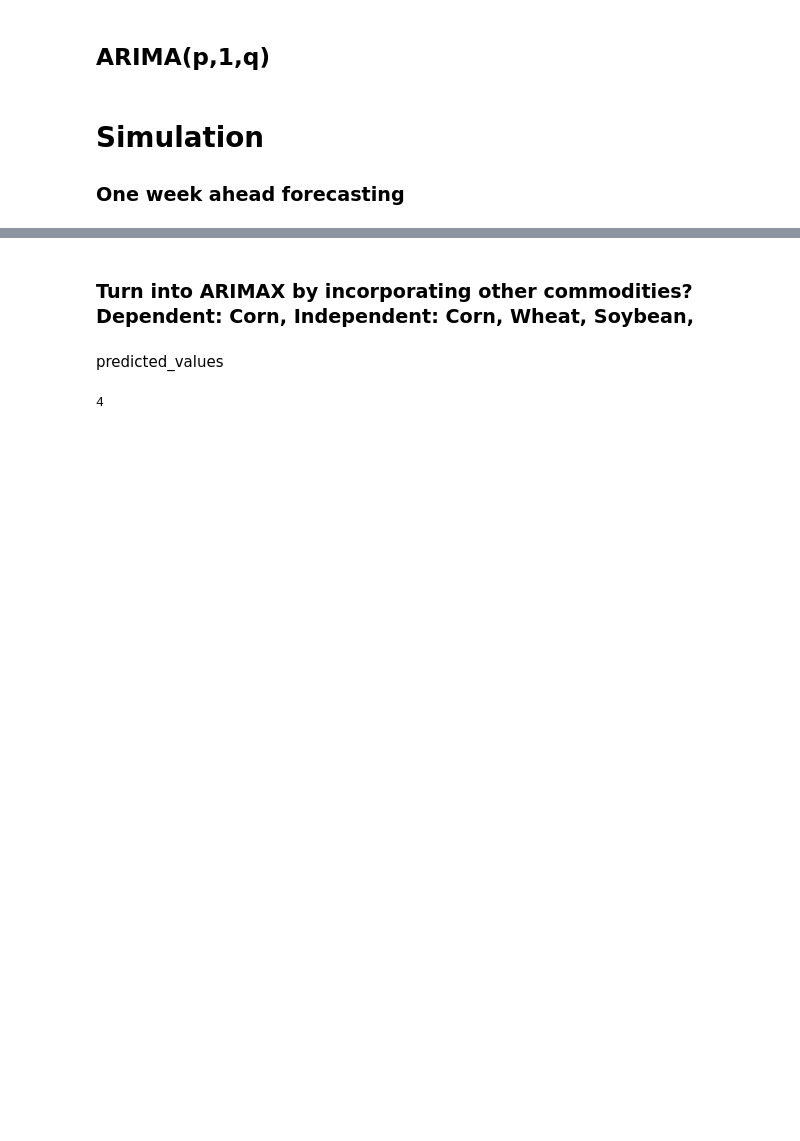
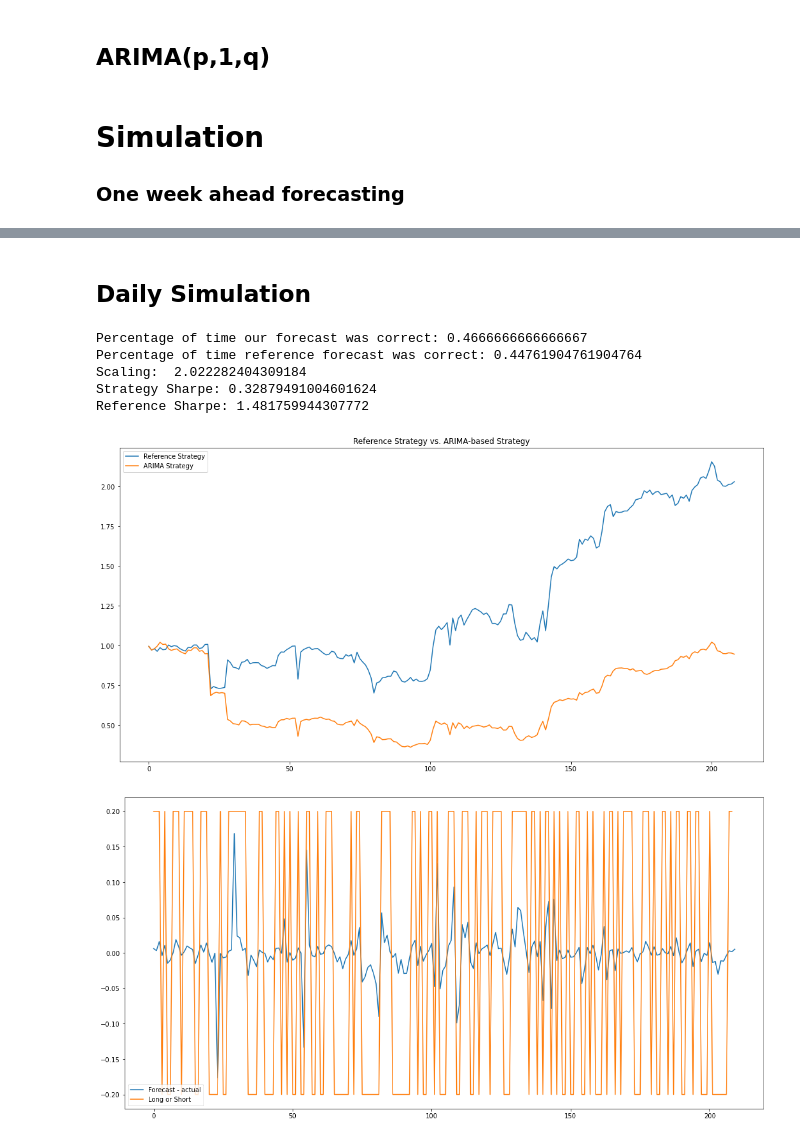
Before and after one commit to mattj949/stats207, a Jupyter notebook: ARIMA_Corn.ipynb, the cells around one changed output, grey strips where cells are left out. Saved outputs shown, nothing was run; the diff lists cells and outputs as text; code cells hidden in the pictures; blank space fills up the shorter version.

```diff
--- a/ARIMA_Corn.ipynb
+++ b/ARIMA_Corn.ipynb
@@ -184,7 +212,7 @@ list_of_info = []
 for p in np.arange(0,10,1):
     for q in np.arange(0,10,1):
         model = ARIMA(df.CORN_log, order=(p,1,q))
-        results = model.fit()
+        results = model.fit(method = 'statespace')
 
         myinfo = "Params: p=" + str(p) + " q=" + str(q)
         #print(myinfo)
@@ -275,11 +295,31 @@ strategy, long_only = backtest(forecast_for_each_day=predicted_values, price_ser
-# %% [markdown]
-### Turn into ARIMAX by incorporating other commodities? Dependent: Corn, Independent: Corn, Wheat, Soybean,
 # %% [markdown]
-predicted_values
+## Daily Simulation
-# %%
-mylist = [1,2,3,4,5]
-
-mylist[0:3]
-mylist[3]
-# %% [output]
-4
+# %%
+# Rolling window
+training_days = 250
+
+true_values = []
+predicted_values = []
+moving_average_values = []
+dates = []
+
+start = 0
+
+## THIS WILL TAKE A LONG TIME
+end = int((df.shape[0] - training_days))
+
+for i in range(start, end):
+    training_df = df.iloc[(i):(i)+training_days]
+    test_df = df.iloc[(i)+training_days] # One week ahead
+
+    # ARIMA on log prices
+    model = ARIMA(training_df.CORN_log, order=(0,1,1))
+    results = model.fit()
+
+    # Step ahead 5 days
+    one_week_ahead_forecast = results.get_forecast(5).summary_frame().iloc[-1,0]
+
+    true_values.append(test_df.CORN_log)
+    predicted_values.append(one_week_ahead_forecast)
+    dates.append(test_df.Date)
+    moving_average_values.append(np.average(training_df.CORN_log.iloc[-200:]))
@@ -285,0 +332,10 @@ mylist[3]
+# %%
+strategy, long_only = backtest(forecast_for_each_day=predicted_values, price_series=true_values, reference_series=moving_average_values)
+# %% [output]
+Percentage of time our forecast was correct: 0.4666666666666667
+Percentage of time reference forecast was correct: 0.44761904761904764
+Scaling:  2.022282404309184
+Strategy Sharpe: 0.32879491004601624
+Reference Sharpe: 1.481759944307772
+[figure, added]
+[figure, added]
```
Also changed, not shown: parts of 12 cells of this notebook, 3 other files.
